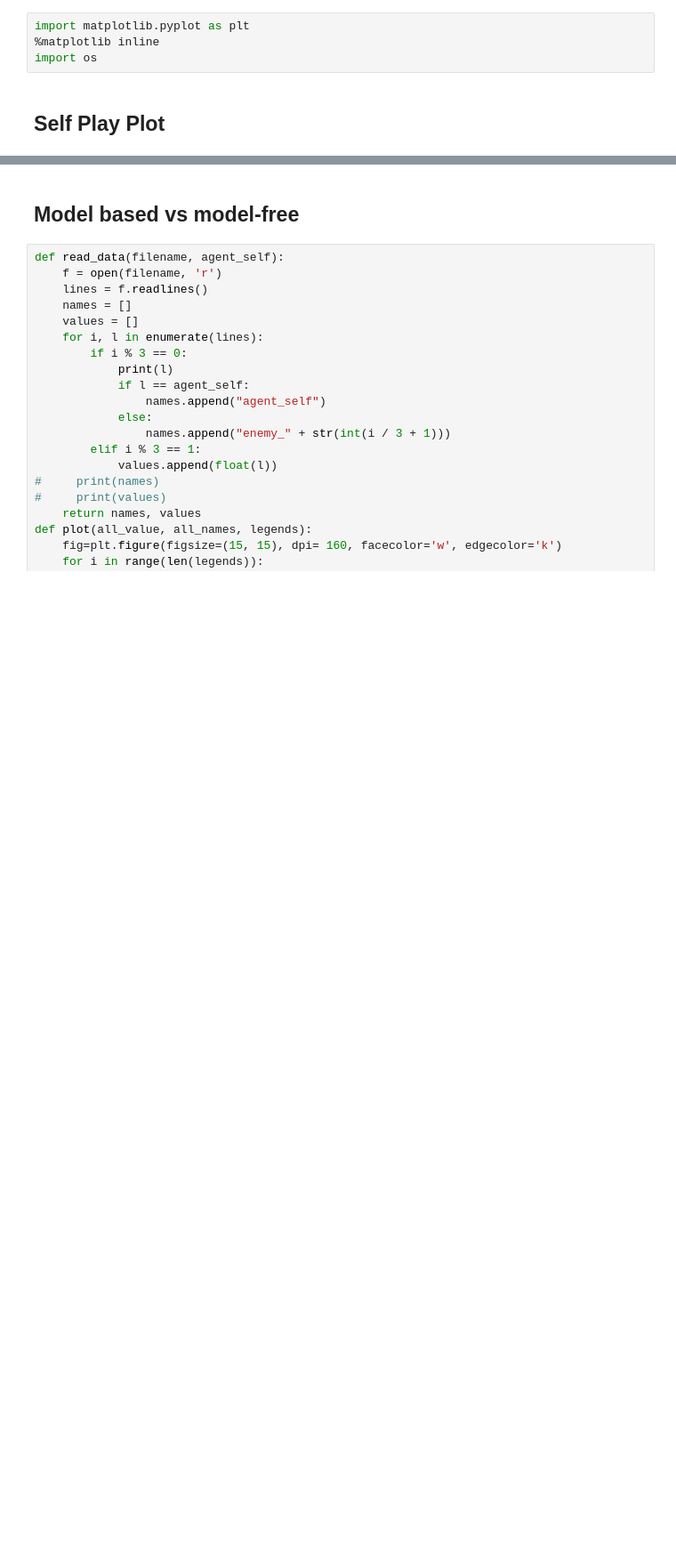
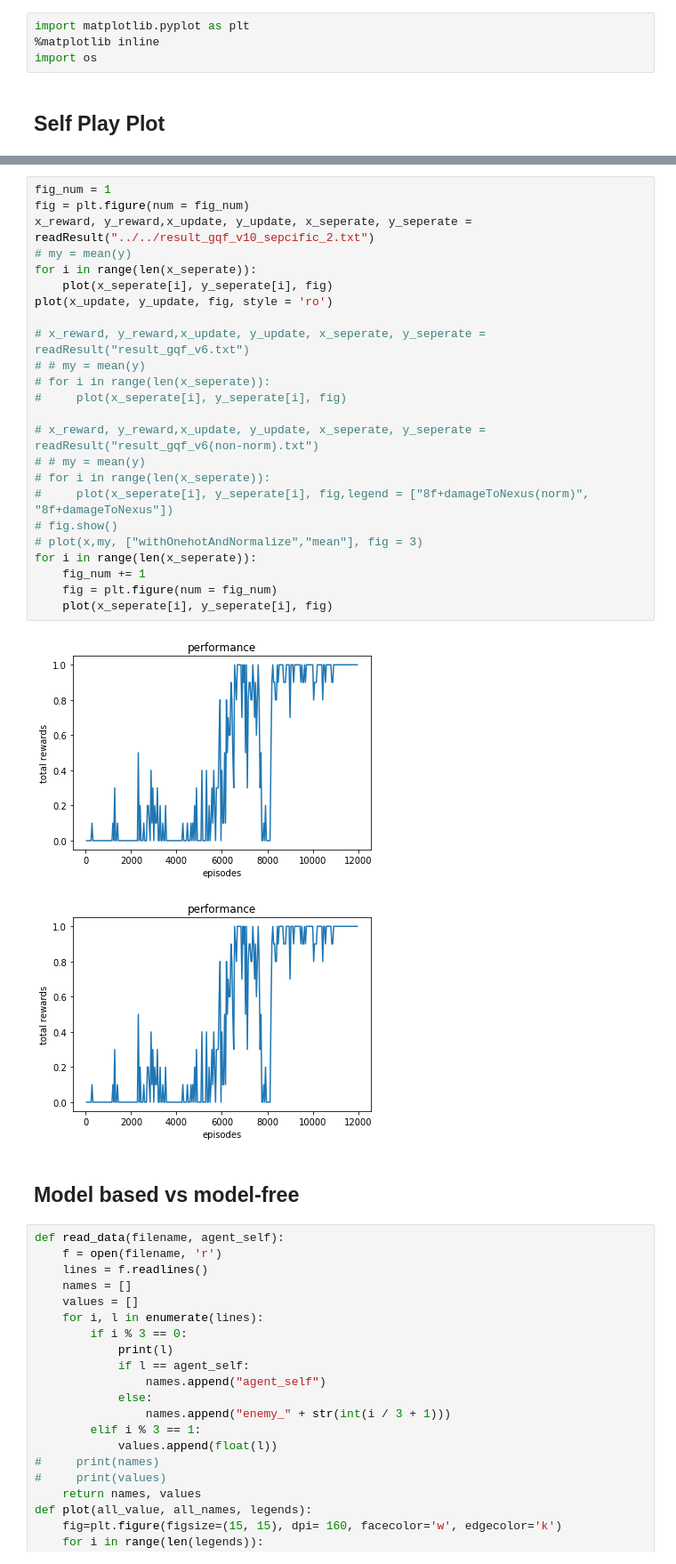
Before and after one commit to osu-xai/abp, a Jupyter notebook: abp/plot/plot_result.ipynb, the cells around one changed output, grey strips where cells are left out. Shown at 89% size. Drawn from its saved outputs; the diff is of its cells as text; blank space fills up the shorter version.

```diff
--- a/abp/plot/plot_result.ipynb
+++ b/abp/plot/plot_result.ipynb
@@ -86,3 +56,30 @@ for i in range(len(x_seperate)):
+# %%
+fig_num = 1
+fig = plt.figure(num = fig_num)
+x_reward, y_reward,x_update, y_update, x_seperate, y_seperate = readResult("../../result_gqf_v10_sepcific_2.txt")
+# my = mean(y)
+for i in range(len(x_seperate)):
+    plot(x_seperate[i], y_seperate[i], fig)
+plot(x_update, y_update, fig, style = 'ro')
+
+# x_reward, y_reward,x_update, y_update, x_seperate, y_seperate = readResult("result_gqf_v6.txt")
+# # my = mean(y)
+# for i in range(len(x_seperate)):
+#     plot(x_seperate[i], y_seperate[i], fig)
+
+# x_reward, y_reward,x_update, y_update, x_seperate, y_seperate = readResult("result_gqf_v6(non-norm).txt")
+# # my = mean(y)
+# for i in range(len(x_seperate)):
+#     plot(x_seperate[i], y_seperate[i], fig,legend = ["8f+damageToNexus(norm)", "8f+damageToNexus"])
+# fig.show()
+# plot(x,my, ["withOnehotAndNormalize","mean"], fig = 3)
+for i in range(len(x_seperate)):
+    fig_num += 1
+    fig = plt.figure(num = fig_num)
+    plot(x_seperate[i], y_seperate[i], fig)
+# %% [output]
+[figure, added]
+[figure, added]
 # %% [markdown]
 ## Model based vs model-free
 # %%
```
Also changed, not shown: parts of 5 cells of this notebook, 33 other files.
